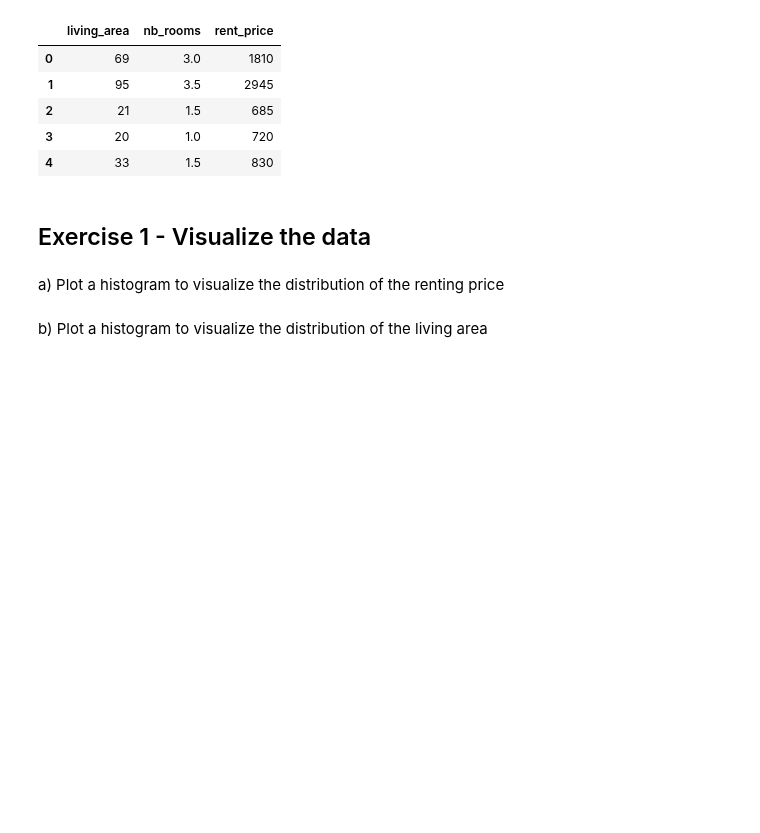
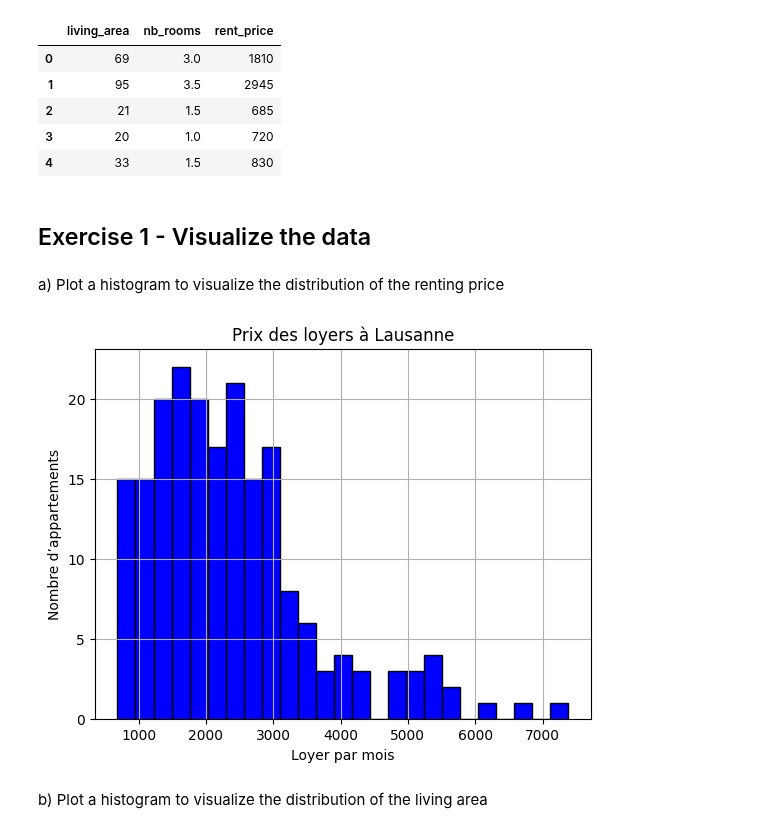
Before and after one commit to pleopleo6/FTP__ML, a Jupyter notebook: ML-PW-04-pellandini-gervasio-jaquet/pw4-linear-regression-pellandini-gervasio-jaquet.ipynb, the cells around one changed output. Saved outputs shown, nothing was run; the diff lists cells and outputs as text; code cells hidden in the pictures; blank space fills up the shorter version.

```diff
--- a/ML-PW-04-pellandini-gervasio-jaquet/pw4-linear-regression-pellandini-gervasio-jaquet.ipynb
+++ b/ML-PW-04-pellandini-gervasio-jaquet/pw4-linear-regression-pellandini-gervasio-jaquet.ipynb
@@ -35,6 +37,14 @@ dataset.head()
 a) Plot a histogram to visualize the distribution of the renting price
 # %%
 # Your code here
+dataset["rent_price"].hist(bins=25, color="blue", edgecolor = 'black',)
+
+plt.title("Prix des loyers à Lausanne")
+plt.xlabel("Loyer par mois")
+plt.ylabel("Nombre d’appartements")
+plt.show()
+# %% [output]
+[figure, added]
 # %% [markdown]
 b) Plot a histogram to visualize the distribution of the living area
 # %%
```
Also changed, not shown: parts of 3 cells of this notebook.
